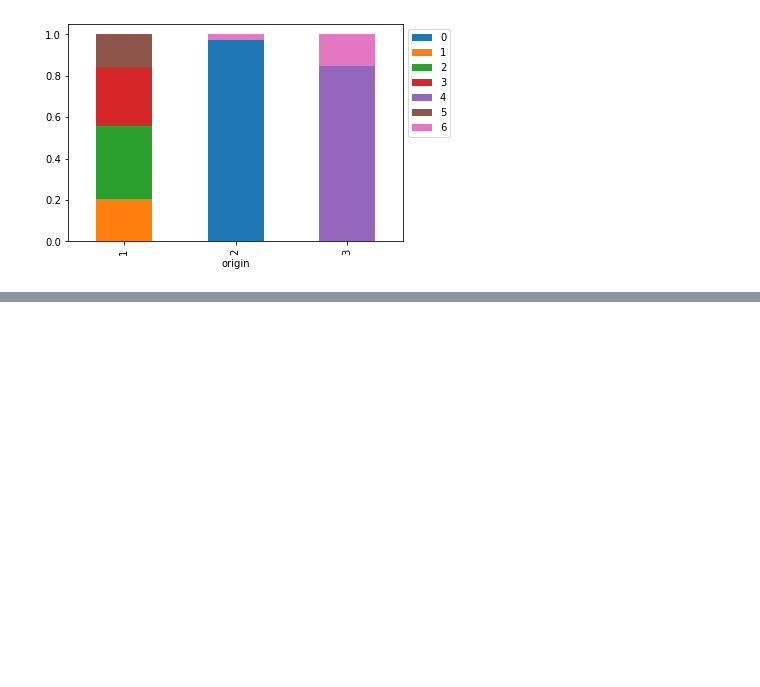
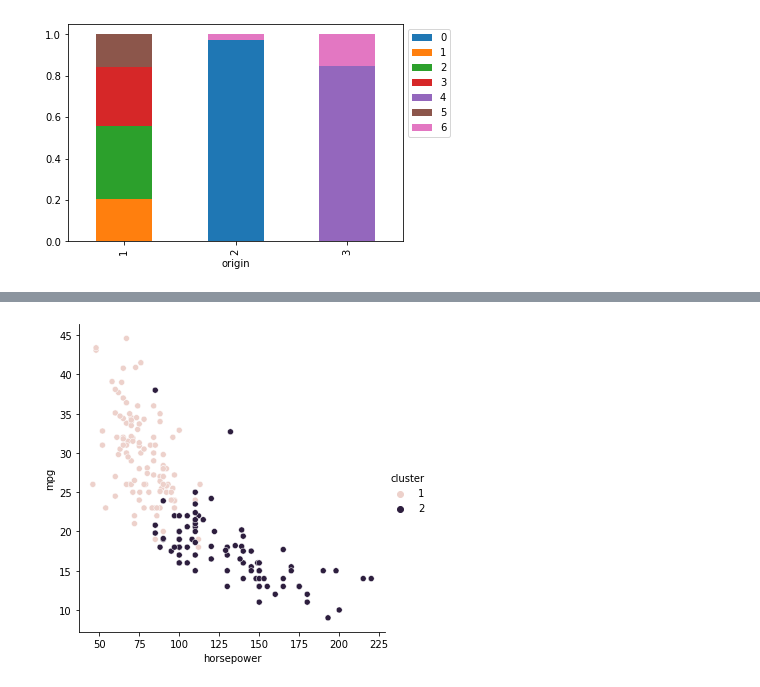
Before and after one commit to tomitayuuki/study, a Jupyter notebook: 自動車の走行距離（書き直し）.ipynb, the cells around one changed output, grey strips where cells are left out. Cells and saved outputs as stored; diff of their text form; code cells hidden in the pictures; blank space fills up the shorter version.

```diff
--- a/自動車の走行距離（書き直し）.ipynb
+++ b/自動車の走行距離（書き直し）.ipynb
@@ -814,0 +909,8 @@ plt.show()
+# %%
+x_name = 'horsepower'
+y_name = 'mpg'
+sns.relplot(data=df_train_cy_ye, x=x_name, y=y_name, hue='cluster')
+plt.savefig(f'./../img/{x_name}_{y_name}_dendrogram2.png')
+plt.show()
+# %% [output]
+[figure, added]
```
Also changed, not shown: parts of 43 cells of this notebook.
